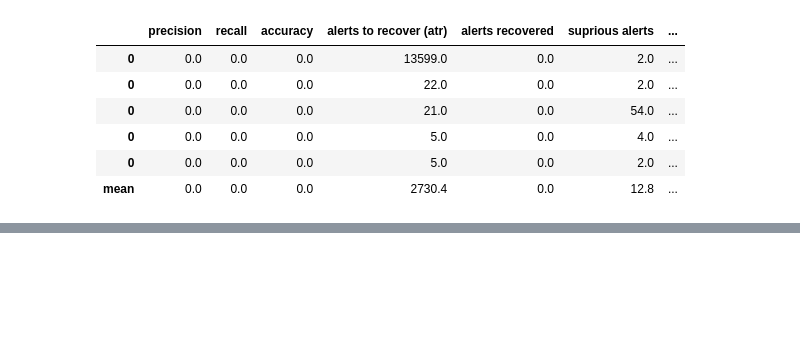
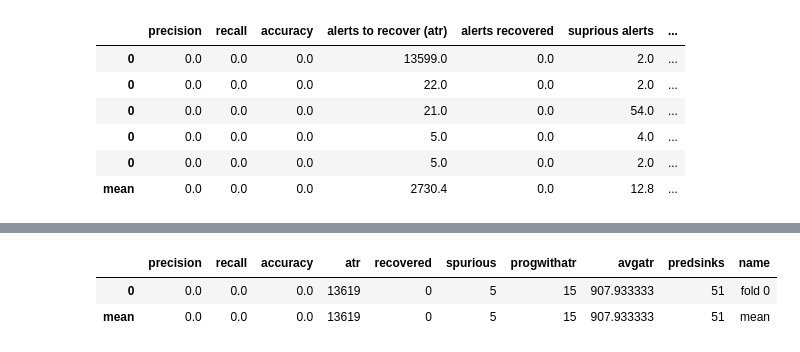
Before and after one commit to thepalbi/tsm-pipeline, a Jupyter notebook: code/notebooks/baseline-sql.ipynb, the cells around one changed output, grey strips where cells are left out. Drawn from its saved outputs; the diff is of its cells as text; code cells hidden in the pictures; blank space fills up the shorter version.

```diff
--- a/code/notebooks/baseline-sql.ipynb
+++ b/code/notebooks/baseline-sql.ipynb
@@ -237,0 +511,7 @@ concated_results
+# %%
+from scripts.calculate_scores import calculate_many_scores
+calculate_many_scores(["/tmp/xss-prueba-overfitting-2"])
+# %% [output]
+|  | precision | recall | accuracy | atr | recovered | spurious | progwithatr | avgatr | predsinks | name |
+| 0 | 0.0 | 0.0 | 0.0 | 13619 | 0 | 5 | 15 | 907.933333 | 51 | fold 0 |
+| mean | 0.0 | 0.0 | 0.0 | 13619 | 0 | 5 | 15 | 907.933333 | 51 | mean |
```
Also changed, not shown: parts of 10 cells of this notebook, 10 other files.
